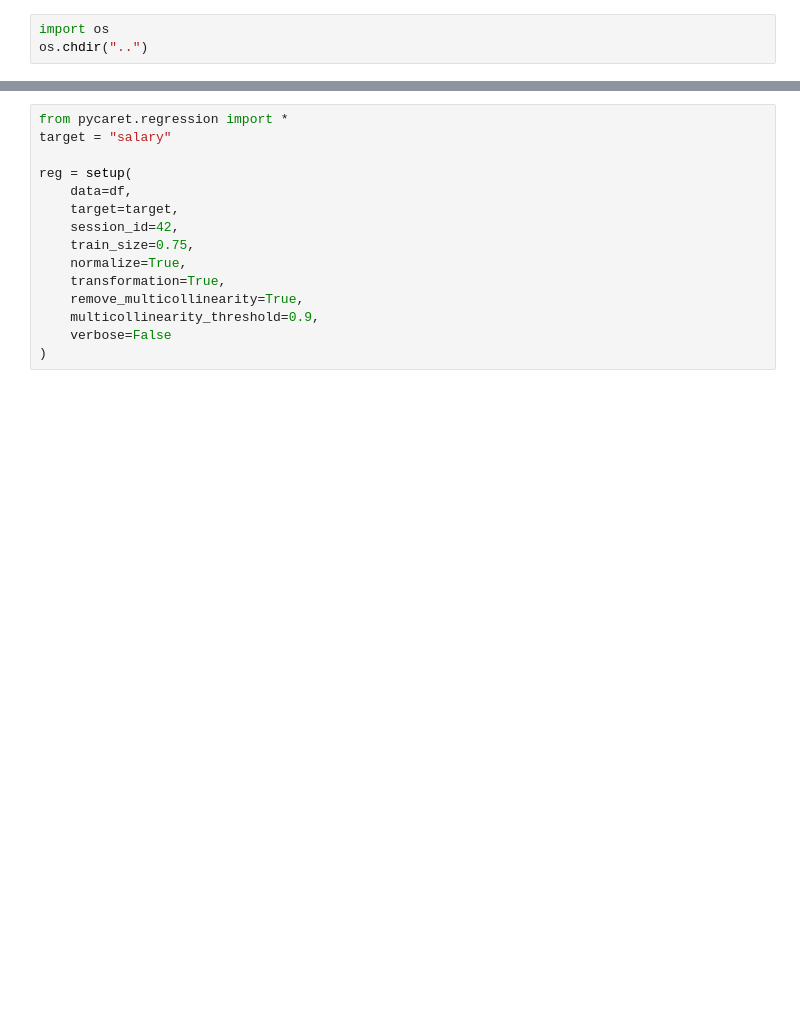
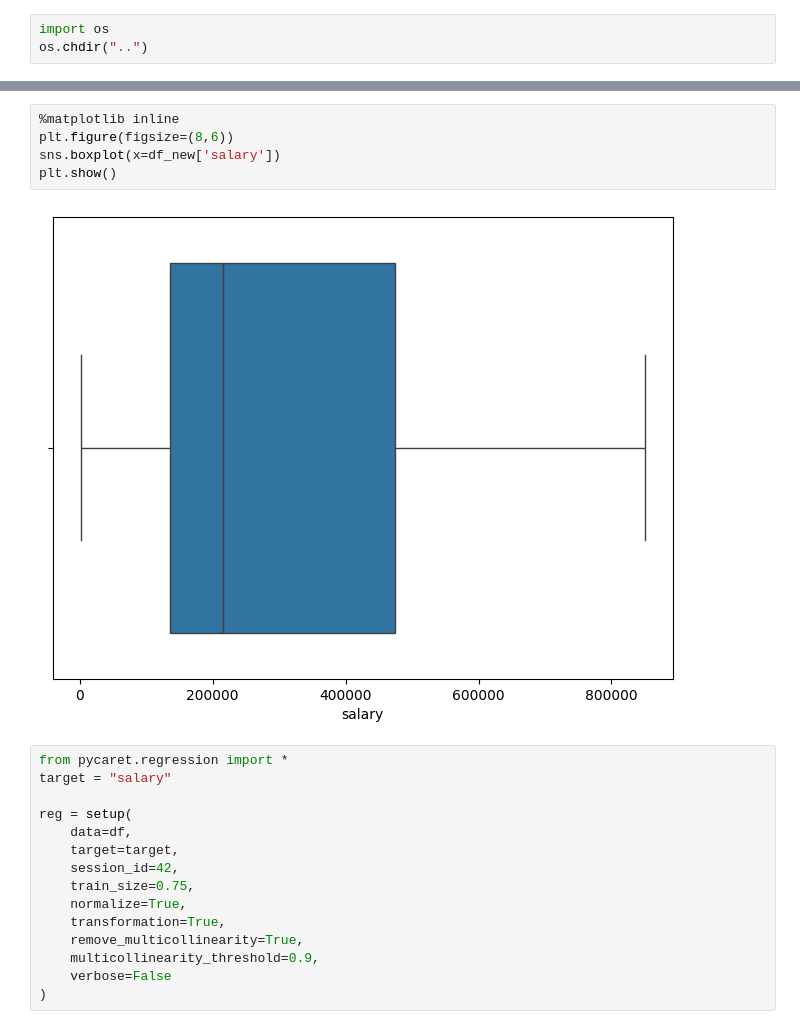
Before and after one commit to puttu001/demo-docker, a Jupyter notebook: notebooks/ml.ipynb, the cells around one changed output, grey strips where cells are left out. Drawn from its saved outputs; the diff is of its cells as text; blank space fills up the shorter version.

```diff
--- a/notebooks/ml.ipynb
+++ b/notebooks/ml.ipynb
@@ -17,3 +68,10 @@ df.sample(3)
+# %%
+%matplotlib inline
+plt.figure(figsize=(8,6))
+sns.boxplot(x=df_new['salary'])
+plt.show()
+# %% [output]
+[figure, added]
 # %%
 from pycaret.regression import *
 target = "salary"
```
Also changed, not shown: parts of 6 cells of this notebook, 7 other files.
